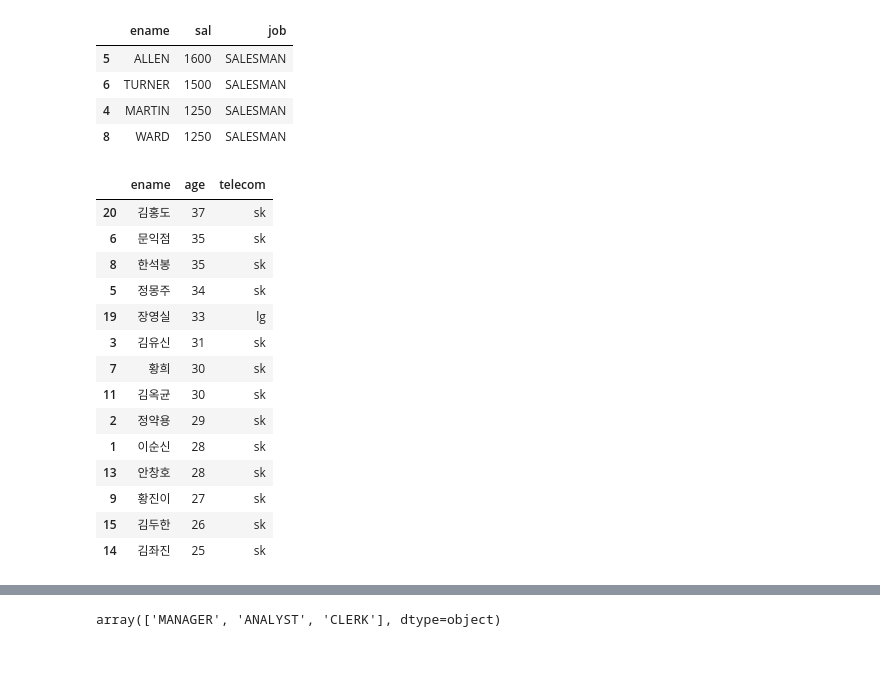
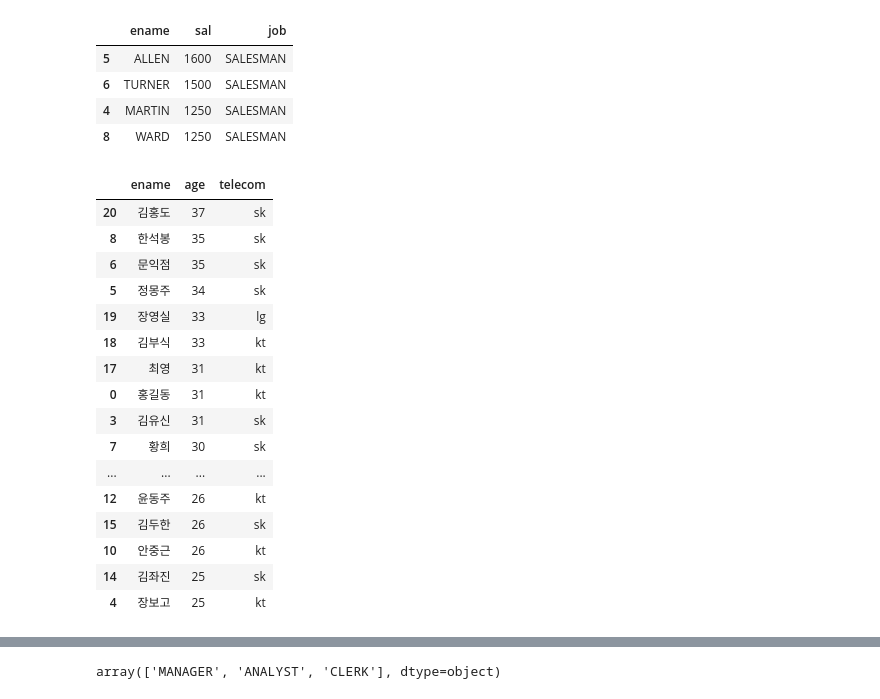
Before and after one commit to wjddnwp29/bigdata-analyst-practical, a Jupyter notebook: 과목1/판다스100제/판다스_100제_문제_최종_v2.ipynb, the cells around one changed output, grey strips where cells are left out. Saved outputs shown, nothing was run; the diff lists cells and outputs as text; code cells hidden in the pictures; blank space fills up the shorter version.

```diff
--- a/과목1/판다스100제/판다스_100제_문제_최종_v2.ipynb
+++ b/과목1/판다스100제/판다스_100제_문제_최종_v2.ipynb
@@ -619,24 +645,28 @@ emp = pd.read_csv("판다스100제 실습파일/emp.csv")
 # %%
 # 문제24. 통신사가 kt 가 아닌 학생들의  이름과 나이와 통신사를 출력하는데
 #         나이가 높은  학생부터 출력하시오 !
 
 emp20=pd.read_csv("판다스100제 실습파일/emp20.csv", encoding="euckr")
+
+emp20[["ename","age","telecom"]].sort_values(by = "age", ascending = False)
 # %% [output]
 |  | ename | age | telecom |
 | 20 | 김홍도 | 37 | sk |
+| 8 | 한석봉 | 35 | sk |
 | 6 | 문익점 | 35 | sk |
-| 8 | 한석봉 | 35 | sk |
 | 5 | 정몽주 | 34 | sk |
 | 19 | 장영실 | 33 | lg |
+| 18 | 김부식 | 33 | kt |
+| 17 | 최영 | 31 | kt |
+| 0 | 홍길동 | 31 | kt |
 | 3 | 김유신 | 31 | sk |
 | 7 | 황희 | 30 | sk |
-| 11 | 김옥균 | 30 | sk |
-| 2 | 정약용 | 29 | sk |
-| 1 | 이순신 | 28 | sk |
-| 13 | 안창호 | 28 | sk |
-| 9 | 황진이 | 27 | sk |
+| ... | ... | ... | ... |
+| 12 | 윤동주 | 26 | kt |
 | 15 | 김두한 | 26 | sk |
+| 10 | 안중근 | 26 | kt |
 | 14 | 김좌진 | 25 | sk |
+| 4 | 장보고 | 25 | kt |
 # %%
 # 문제25.   EMP 데이터 프레임의 구조를 확인하세요 !
 
```
Also changed, not shown: parts of 68 cells of this notebook, 1 other file.
